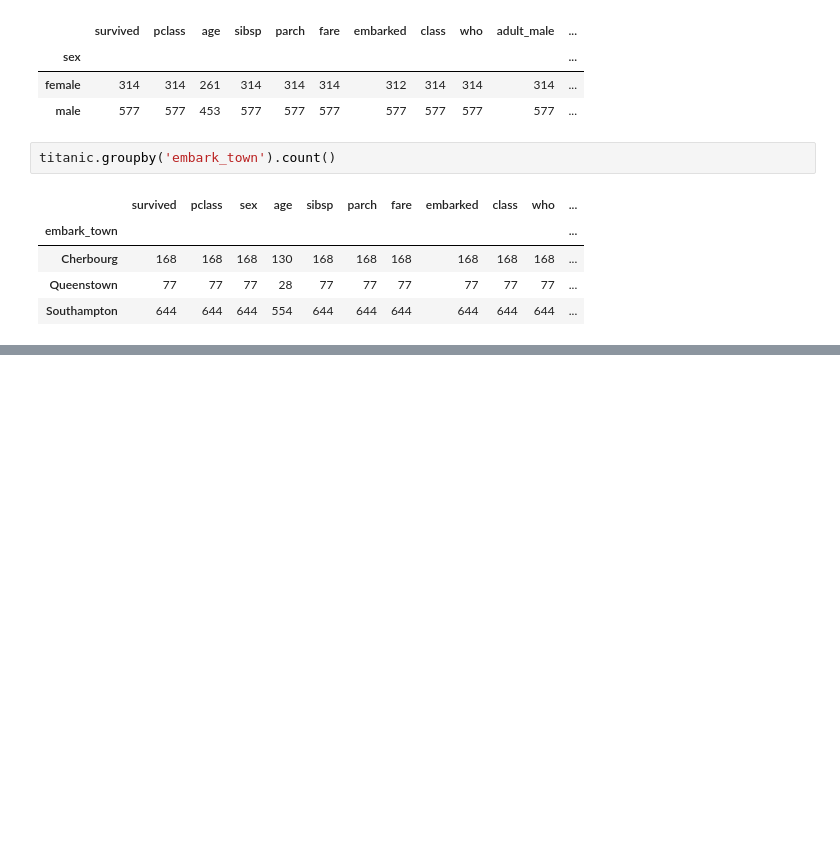
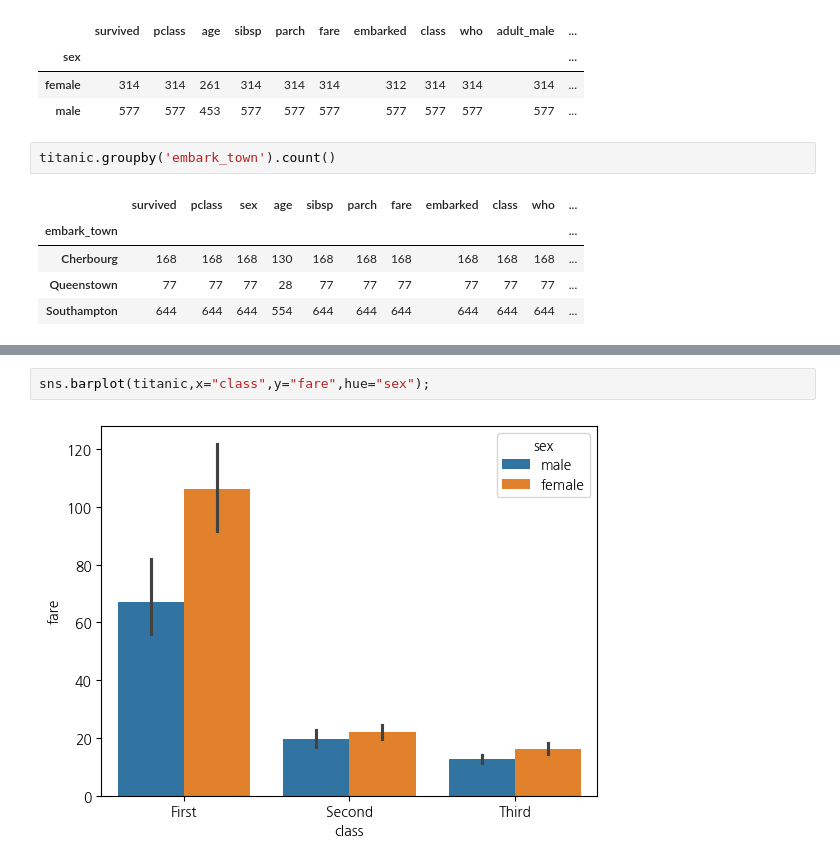
Before and after one commit to sh41n/2024-1-my-BDA, a Jupyter notebook: inclass/02w_0319_tue_dataframe_basic.ipynb, the cells around one changed output, grey strips where cells are left out. Cells and saved outputs as stored; diff of their text form; blank space fills up the shorter version.

```diff
--- a/inclass/02w_0319_tue_dataframe_basic.ipynb
+++ b/inclass/02w_0319_tue_dataframe_basic.ipynb
@@ -245,0 +278,4 @@ titanic.groupby('embark_town').count()
+# %%
+sns.barplot(titanic,x="class",y="fare",hue="sex");
+# %% [output]
+[figure, added]
```
Also changed, not shown: parts of 55 cells of this notebook.
